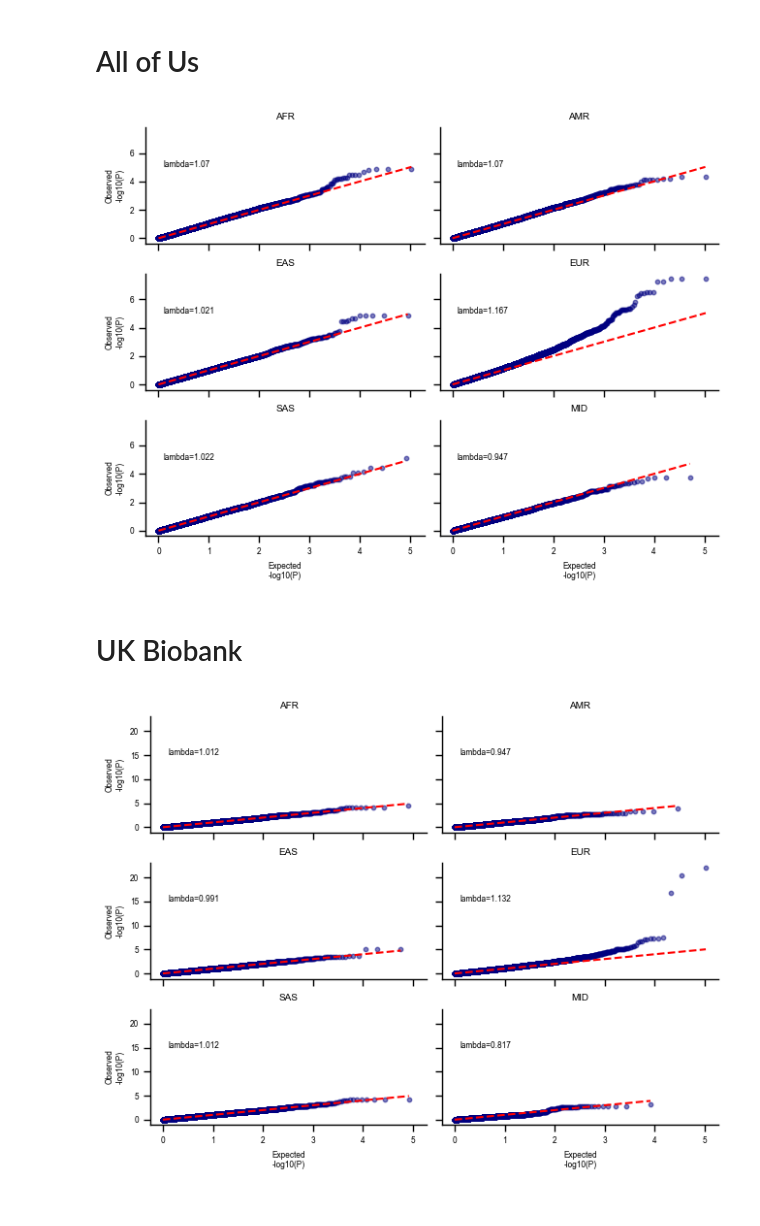
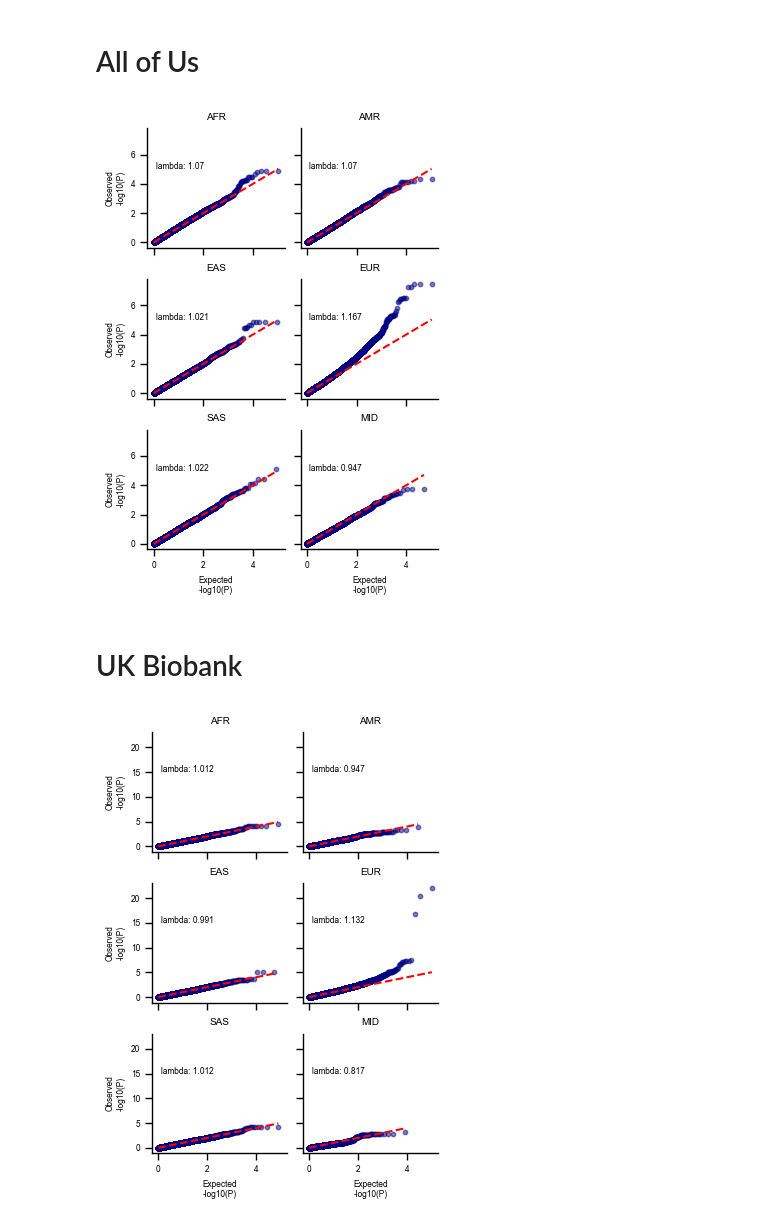
Before and after one commit to deeprob/BMI_monogenic, a Jupyter notebook: notebooks/2_study_specific_qq_plots.ipynb, the cells around one changed output. Cells and saved outputs as stored; diff of their text form; code cells hidden in the pictures.

```diff
--- a/notebooks/2_study_specific_qq_plots.ipynb
+++ b/notebooks/2_study_specific_qq_plots.ipynb
@@ -30,7 +30,7 @@ genomic_lambda_df = pd.read_csv("../data/metal/genomic_lambda.csv")
 # %%
 ancestry = np.array(["afr", "amr", "eas", "eur", "sas", "mid"]).reshape(3,2)
 
-fig,ax = plt.subplots(3,2, sharex=True, sharey=True, figsize=(6.5, 5))
+fig,ax = plt.subplots(3,2, sharex=True, sharey=True, figsize=(3.5, 5))
 biobank = "aou"
 
 for i in range(3):
@@ -40,35 +40,35 @@ for i in range(3):
         p_values = df.p_value
         # Compute observed -log10(p)
         observed = -np.log10(np.sort(p_values))
         # Compute expected -log10(p) under uniform distribution
         n = len(p_values)
         expected = -np.log10((np.arange(1, n + 1) - 0.5) / n)
         # expected = -np.log10((np.arange(1, n + 1) / (n + 1)))
         ax[i][j].scatter(expected, observed, color='navy', s=10, alpha=0.5, label="QQ points", rasterized=True)
         ax[i][j].plot([0, max(expected)], [0, max(expected)], linestyle='--', color='red', label="y = x")
         # Set title
         ax[i, j].set_title(f"{anc.upper()}")
         # Remove upper and right spines
         ax[i, j].spines["top"].set_visible(False)
         ax[i, j].spines["right"].set_visible(False)
         genomic_lambda = genomic_lambda_df.loc[
             (genomic_lambda_df.ancestry==anc)&
             (genomic_lambda_df.biobank==biobank), "lambda"].values[0]
-        ax[i, j].text(0.1, 5, f"lambda={genomic_lambda}")
+        ax[i, j].text(0.1, 5, f"lambda: {genomic_lambda}")
 
         # Set x-axis label only for bottom row (i == 2)
         if i == 2:
             ax[i, j].set_xlabel("Expected\n-log10(P)")
 
         # Set y-axis label only for the leftmost column (j == 0)
         if j == 0:
             ax[i, j].set_ylabel("Observed\n-log10(P)")
 
 # Adjust layout and show plot
 plt.tight_layout()
 plt.show()
 # %% [output]
-[figure, old version]
+[figure, new version]
 # %%
 filename = os.path.join(PROJECT_DIR, "data/meta/figures/qqplot_aou.pdf")
 save_pdf(filename, fig)
@@ -77,7 +77,7 @@ save_pdf(filename, fig)
 # %%
 ancestry = np.array(["afr", "amr", "eas", "eur", "sas", "mid"]).reshape(3,2)
 
-fig,ax = plt.subplots(3,2, sharex=True, sharey=True, figsize=(6.5,5))
+fig,ax = plt.subplots(3,2, sharex=True, sharey=True, figsize=(3.5,5))
 biobank = "ukb"
 
 for i in range(3):
@@ -101,7 +101,7 @@ for i in range(3):
         genomic_lambda = genomic_lambda_df.loc[
             (genomic_lambda_df.ancestry==anc)&
             (genomic_lambda_df.biobank==biobank), "lambda"].values[0]
-        ax[i, j].text(0.1, 15, f"lambda={genomic_lambda}")
+        ax[i, j].text(0.1, 15, f"lambda: {genomic_lambda}")
 
         # Set x-axis label only for bottom row (i == 2)
         if i == 2:
@@ -115,7 +115,7 @@ for i in range(3):
 plt.tight_layout()
 plt.show()
 # %% [output]
-[figure, old version]
+[figure, new version]
 # %%
 filename = os.path.join(PROJECT_DIR, "data/meta/figures/qqplot_ukb.pdf")
 save_pdf(filename, fig)
```
Also changed, not shown: 48 other files.
